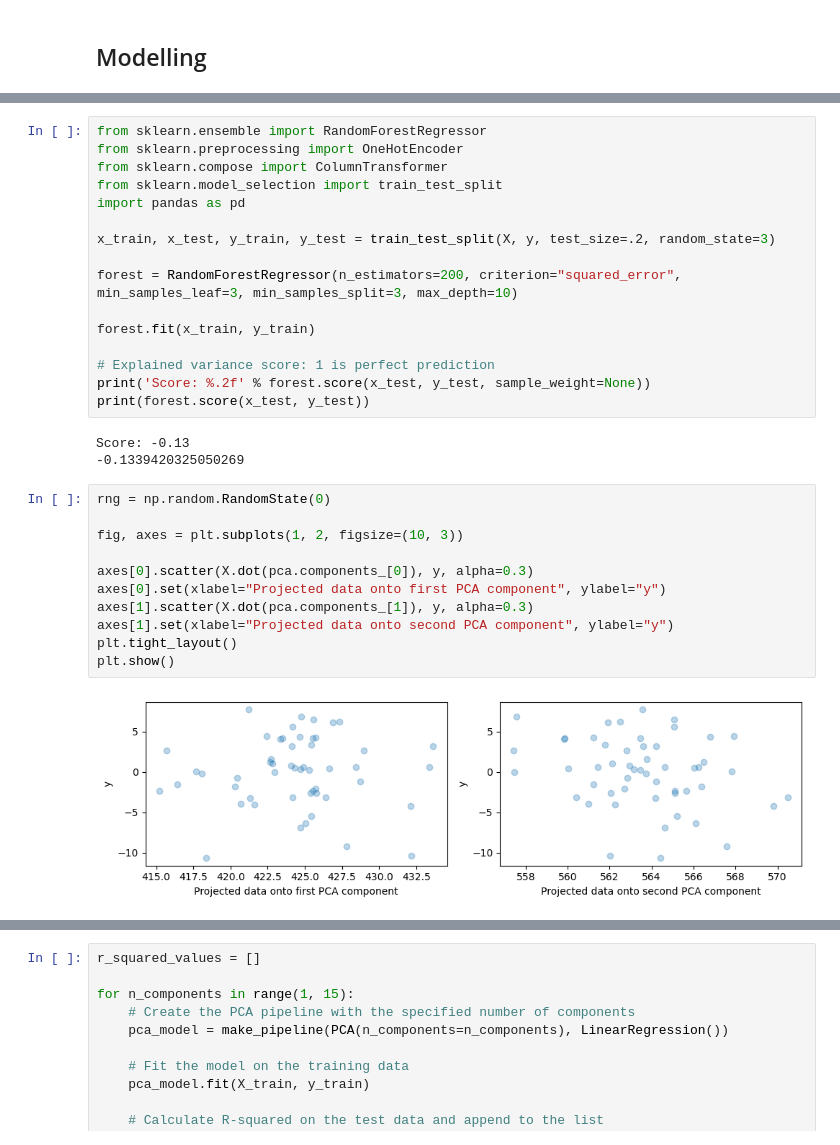
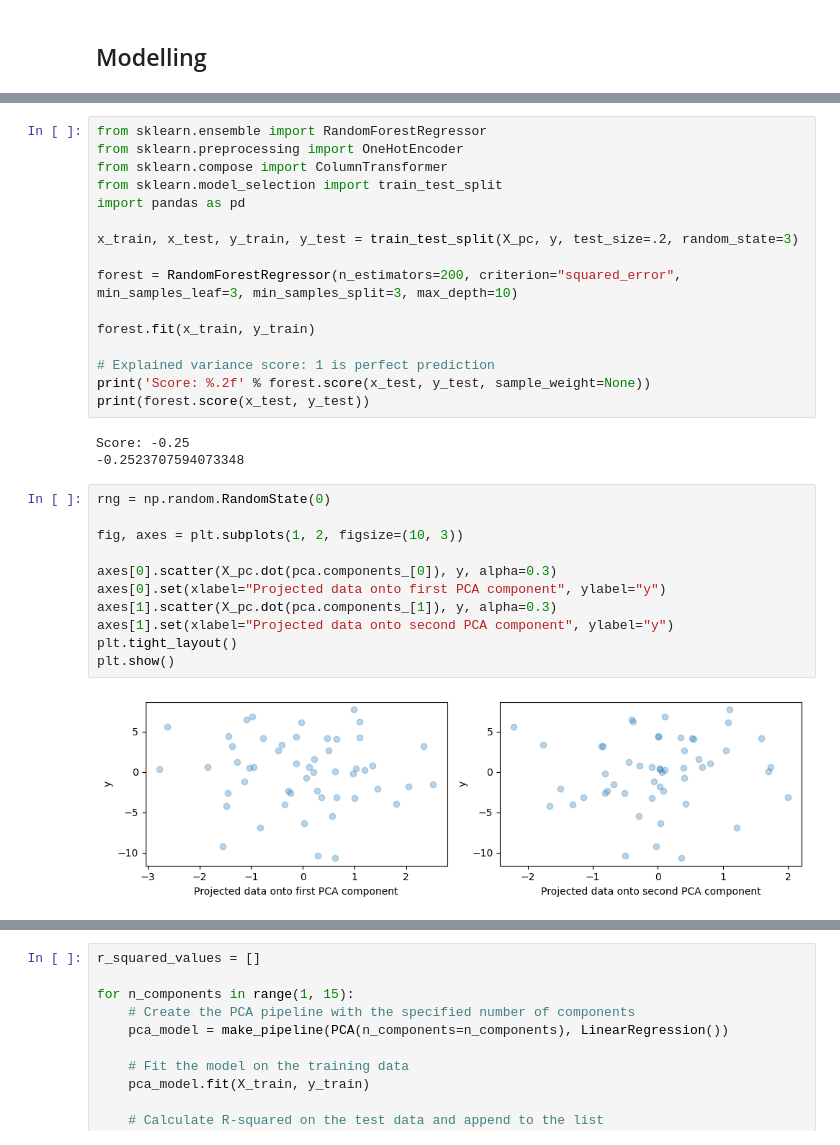
Before and after one commit to Laura-Pldk/Canola_Yield_Prediction, a Jupyter notebook: notebooks/Canola_PCA_Regs.ipynb, the cells around one changed output, grey strips where cells are left out. Saved outputs shown, nothing was run; the diff lists cells and outputs as text.

```diff
--- a/notebooks/Canola_PCA_Regs.ipynb
+++ b/notebooks/Canola_PCA_Regs.ipynb
@@ -202,7 +202,7 @@ from sklearn.compose import ColumnTransformer
 from sklearn.model_selection import train_test_split
 import pandas as pd
 
-x_train, x_test, y_train, y_test = train_test_split(X, y, test_size=.2, random_state=3)
+x_train, x_test, y_train, y_test = train_test_split(X_pc, y, test_size=.2, random_state=3)
 
 forest = RandomForestRegressor(n_estimators=200, criterion="squared_error", min_samples_leaf=3, min_samples_split=3, max_depth=10)
 
@@ -212,21 +212,21 @@ forest.fit(x_train, y_train)
 print('Score: %.2f' % forest.score(x_test, y_test, sample_weight=None))
 print(forest.score(x_test, y_test))
 # %% [output]
-Score: -0.13
--0.1339420325050269
+Score: -0.25
+-0.2523707594073348
 # %%
 rng = np.random.RandomState(0)
 
 fig, axes = plt.subplots(1, 2, figsize=(10, 3))
 
-axes[0].scatter(X.dot(pca.components_[0]), y, alpha=0.3)
+axes[0].scatter(X_pc.dot(pca.components_[0]), y, alpha=0.3)
 axes[0].set(xlabel="Projected data onto first PCA component", ylabel="y")
-axes[1].scatter(X.dot(pca.components_[1]), y, alpha=0.3)
+axes[1].scatter(X_pc.dot(pca.components_[1]), y, alpha=0.3)
 axes[1].set(xlabel="Projected data onto second PCA component", ylabel="y")
 plt.tight_layout()
 plt.show()
 # %% [output]
-[figure, old version]
+[figure, new version]
 # %%
 from sklearn.cross_decomposition import PLSRegression
 from sklearn.decomposition import PCA
```
Also changed, not shown: parts of 9 cells of this notebook, 1 other file.
